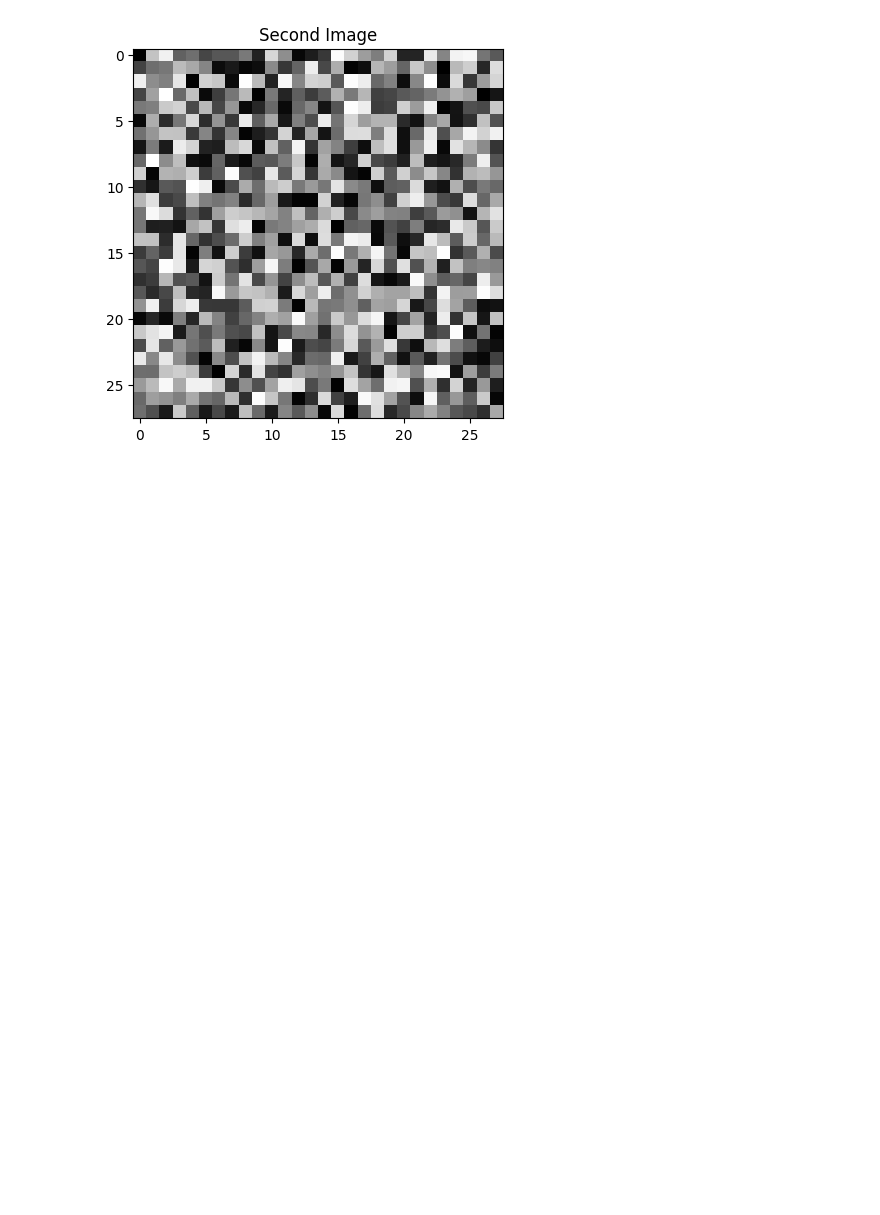
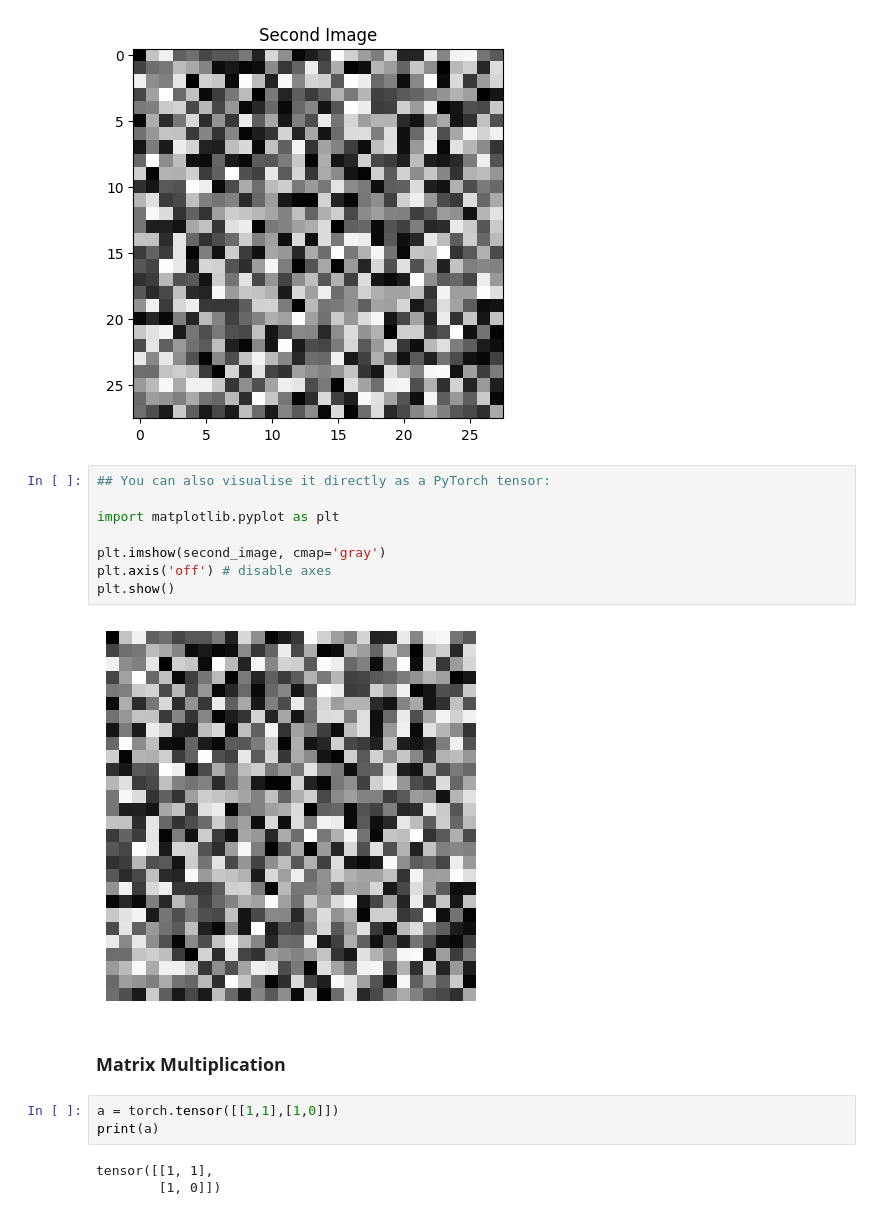
Before and after one commit to AuraFrizzati/foundations-gen-AI, a Jupyter notebook: 2_Deep_Learning_Fundamentals.ipynb, the cells around one changed output. Drawn from its saved outputs; the diff is of its cells as text; blank space fills up the shorter version.

```diff
--- a/2_Deep_Learning_Fundamentals.ipynb
+++ b/2_Deep_Learning_Fundamentals.ipynb
@@ -327,3 +327,21 @@ plt.title('Second Image')
 plt.show()
 # %% [output]
 [figure]
+# %%
+## You can also visualise it directly as a PyTorch tensor:
+
+import matplotlib.pyplot as plt
+
+plt.imshow(second_image, cmap='gray')
+plt.axis('off') # disable axes
+plt.show()
+# %% [output]
+[figure, added]
+# %% [markdown]
+### **Matrix Multiplication**
+# %%
+a = torch.tensor([[1,1],[1,0]])
+print(a)
+# %% [output]
+tensor([[1, 1],
+        [1, 0]])
```
Also changed, not shown: parts of 5 cells of this notebook.
